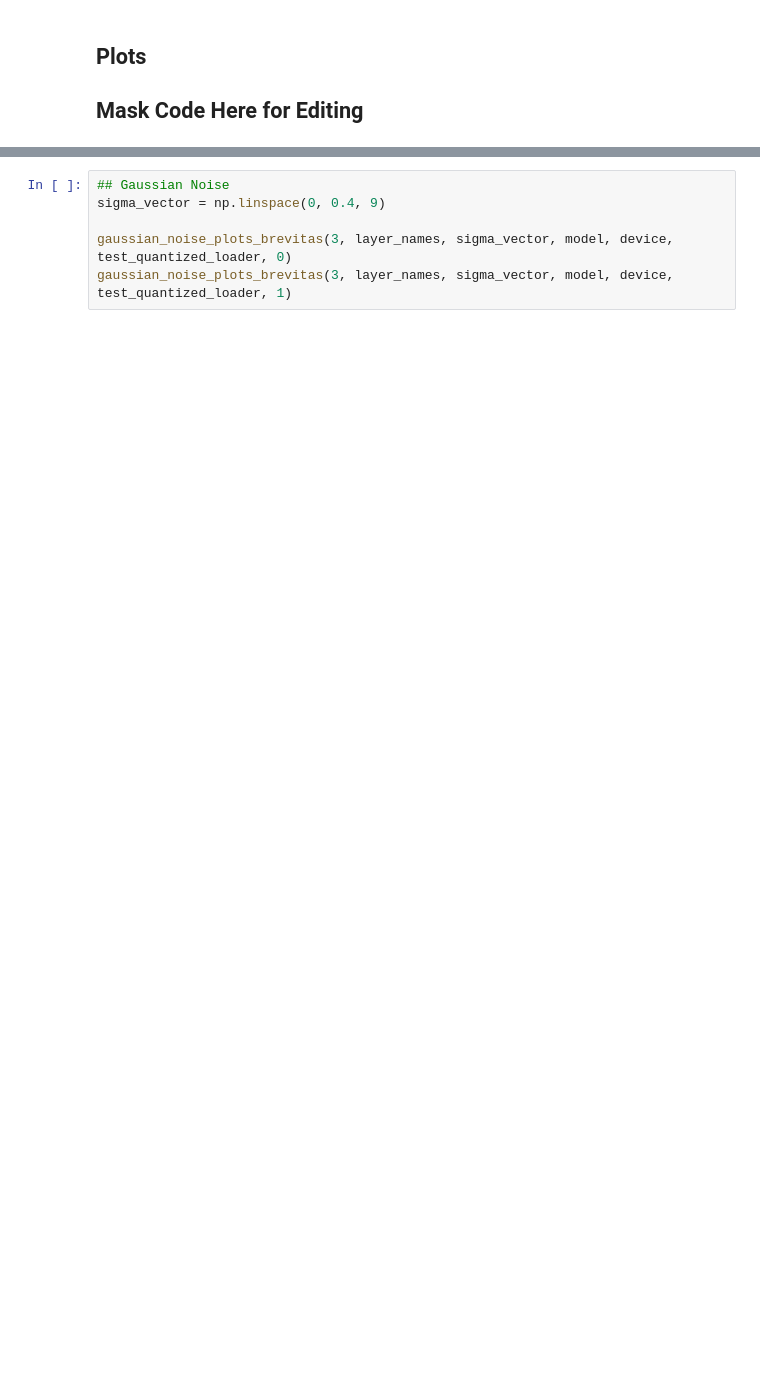
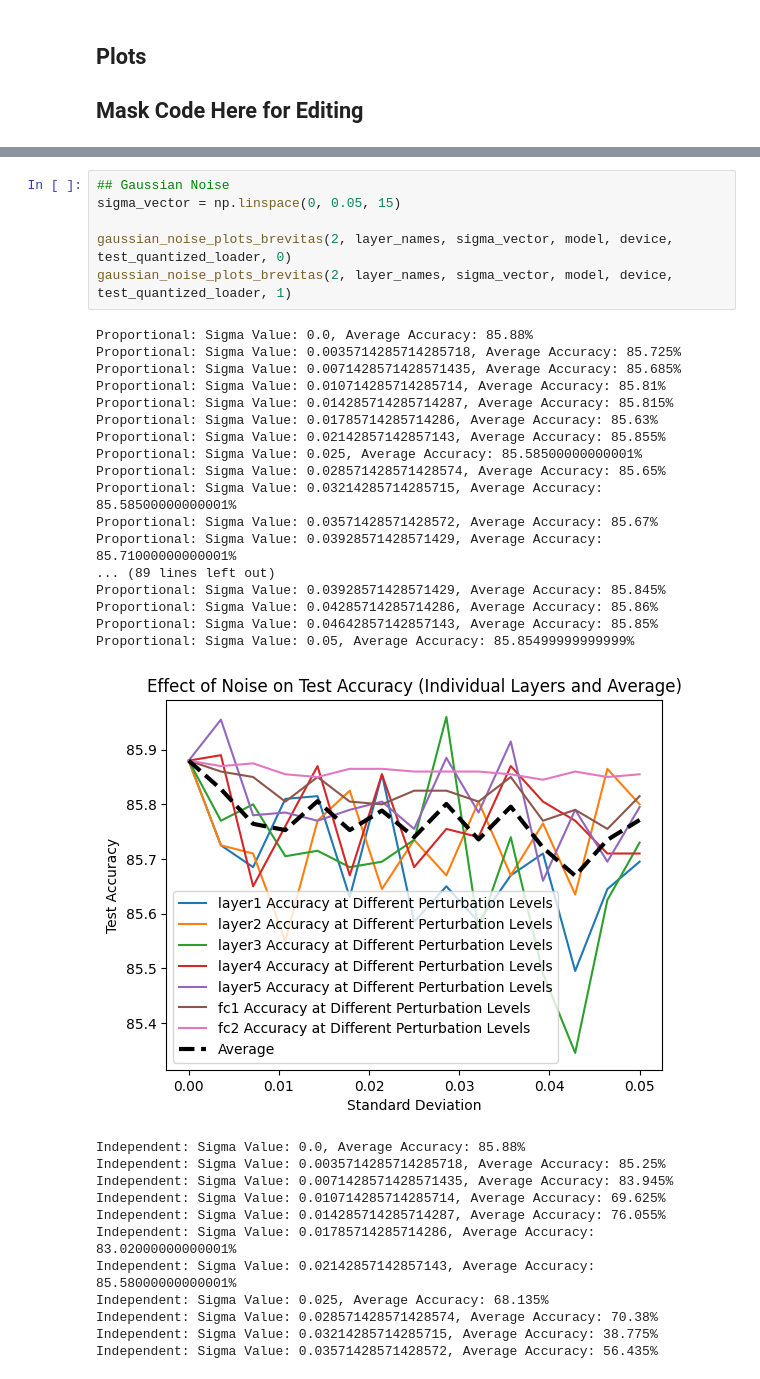
Before and after one commit to Markay12/pynq-finn-FPGA, a Jupyter notebook: noise_weight_analysis/Cifar10/Brevitas/test1/Cifar10_NoiseAnalysis1.ipynb, the cells around one changed output, grey strips where cells are left out. Drawn from its saved outputs; the diff is of its cells as text; blank space fills up the shorter version.

```diff
--- a/noise_weight_analysis/Cifar10/Brevitas/test1/Cifar10_NoiseAnalysis1.ipynb
+++ b/noise_weight_analysis/Cifar10/Brevitas/test1/Cifar10_NoiseAnalysis1.ipynb
@@ -688,7 +786,37 @@ Done with Plot fc2
 <Figure size 640x480 with 0 Axes>
 # %%
 ## Gaussian Noise
-sigma_vector = np.linspace(0, 0.4, 9)
+sigma_vector = np.linspace(0, 0.05, 15)
 
-gaussian_noise_plots_brevitas(3, layer_names, sigma_vector, model, device, test_quantized_loader, 0)
-gaussian_noise_plots_brevitas(3, layer_names, sigma_vector, model, device, test_quantized_loader, 1)
+gaussian_noise_plots_brevitas(2, layer_names, sigma_vector, model, device, test_quantized_loader, 0)
+gaussian_noise_plots_brevitas(2, layer_names, sigma_vector, model, device, test_quantized_loader, 1)
+# %% [output]
+Proportional: Sigma Value: 0.0, Average Accuracy: 85.88%
+Proportional: Sigma Value: 0.0035714285714285718, Average Accuracy: 85.725%
+Proportional: Sigma Value: 0.0071428571428571435, Average Accuracy: 85.685%
+Proportional: Sigma Value: 0.010714285714285714, Average Accuracy: 85.81%
+Proportional: Sigma Value: 0.014285714285714287, Average Accuracy: 85.815%
+Proportional: Sigma Value: 0.01785714285714286, Average Accuracy: 85.63%
+Proportional: Sigma Value: 0.02142857142857143, Average Accuracy: 85.855%
+Proportional: Sigma Value: 0.025, Average Accuracy: 85.58500000000001%
+Proportional: Sigma Value: 0.028571428571428574, Average Accuracy: 85.65%
+Proportional: Sigma Value: 0.03214285714285715, Average Accuracy: 85.58500000000001%
+Proportional: Sigma Value: 0.03571428571428572, Average Accuracy: 85.67%
+Proportional: Sigma Value: 0.03928571428571429, Average Accuracy: 85.71000000000001%
+... (89 lines left out)
+Proportional: Sigma Value: 0.03928571428571429, Average Accuracy: 85.845%
+Proportional: Sigma Value: 0.04285714285714286, Average Accuracy: 85.86%
+Proportional: Sigma Value: 0.04642857142857143, Average Accuracy: 85.85%
+Proportional: Sigma Value: 0.05, Average Accuracy: 85.85499999999999%
+[figure, added]
+Independent: Sigma Value: 0.0, Average Accuracy: 85.88%
+Independent: Sigma Value: 0.0035714285714285718, Average Accuracy: 85.25%
+Independent: Sigma Value: 0.0071428571428571435, Average Accuracy: 83.945%
+Independent: Sigma Value: 0.010714285714285714, Average Accuracy: 69.625%
+Independent: Sigma Value: 0.014285714285714287, Average Accuracy: 76.055%
+Independent: Sigma Value: 0.01785714285714286, Average Accuracy: 83.02000000000001%
+Independent: Sigma Value: 0.02142857142857143, Average Accuracy: 85.58000000000001%
+Independent: Sigma Value: 0.025, Average Accuracy: 68.135%
+Independent: Sigma Value: 0.028571428571428574, Average Accuracy: 70.38%
+Independent: Sigma Value: 0.03214285714285715, Average Accuracy: 38.775%
+Independent: Sigma Value: 0.03571428571428572, Average Accuracy: 56.435%
```
Also changed, not shown: parts of 6 cells of this notebook, 59 other files.
